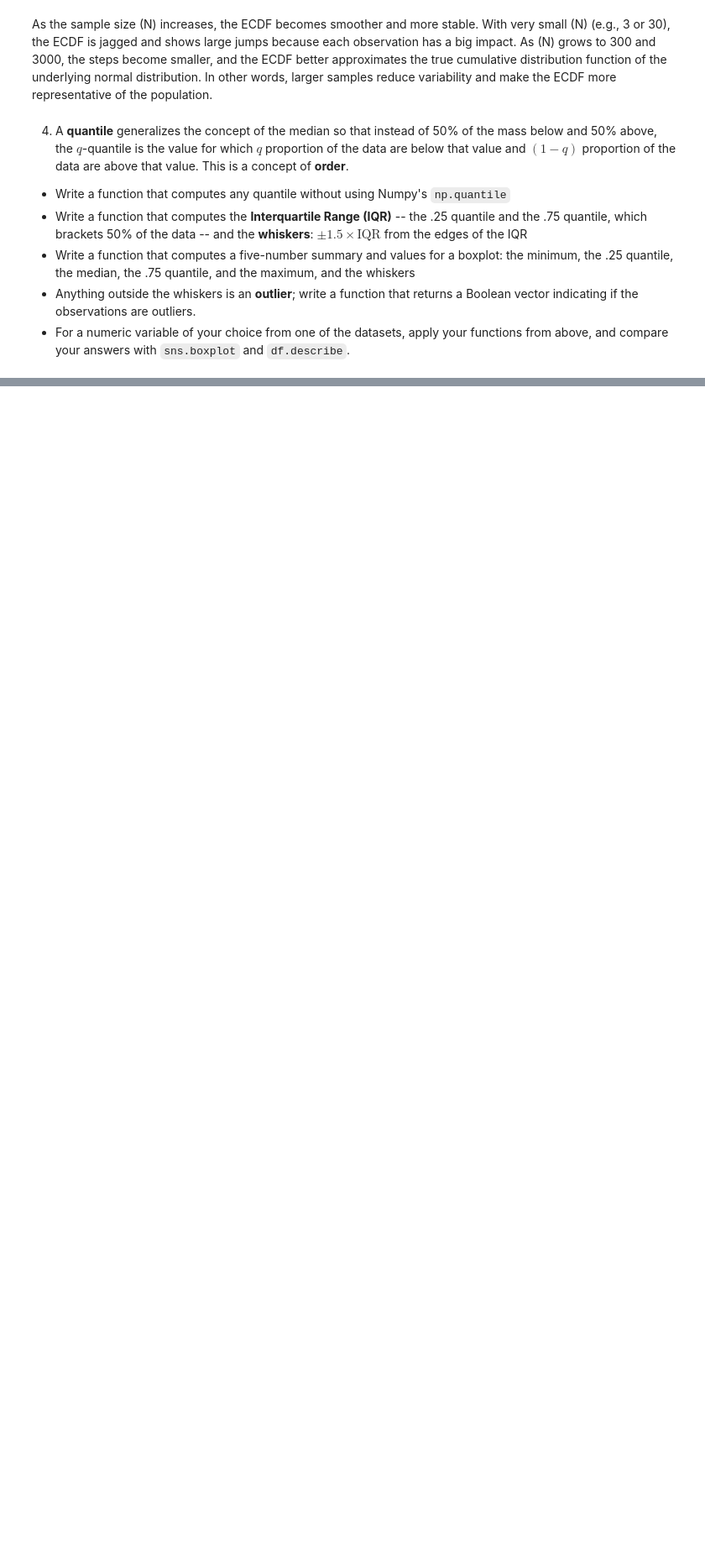
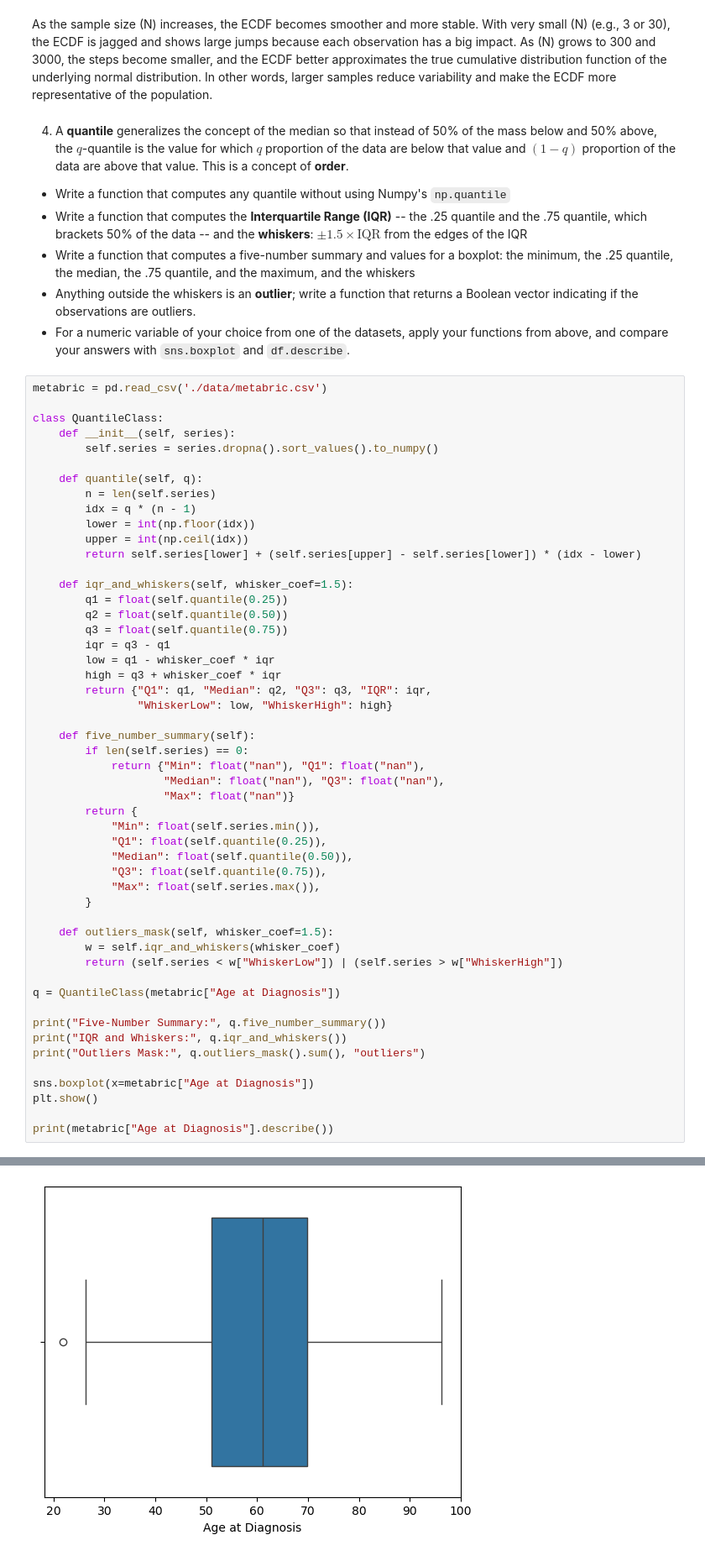
Before and after one commit to hooville101/DS_5030_Assignments, a Jupyter notebook: assignment_2-1.ipynb, the cells around one changed output, grey strips where cells are left out. Shown at 84% size. Cells and saved outputs as stored; diff of their text form; blank space fills up the shorter version.

```diff
--- a/assignment_2-1.ipynb
+++ b/assignment_2-1.ipynb
@@ -171,3 +172,55 @@ As the sample size \(N\) increases, the ECDF becomes smoother and more stable. W
 - Write a function that computes a five-number summary and values for a boxplot: the minimum, the .25 quantile, the median, the .75 quantile, and the maximum, and the whiskers
 - Anything outside the whiskers is an **outlier**; write a function that returns a Boolean vector indicating if the observations are outliers.
 - For a numeric variable of your choice from one of the datasets, apply your functions from above, and compare your answers with `sns.boxplot` and `df.describe`.
+# %%
+metabric = pd.read_csv('./data/metabric.csv')
+
+class QuantileClass:
+    def __init__(self, series):
+        self.series = series.dropna().sort_values().to_numpy()
+
+    def quantile(self, q):
+        n = len(self.series)
+        idx = q * (n - 1)
+        lower = int(np.floor(idx))
+        upper = int(np.ceil(idx))
+        return self.series[lower] + (self.series[upper] - self.series[lower]) * (idx - lower)
+
+    def iqr_and_whiskers(self, whisker_coef=1.5):
+        q1 = float(self.quantile(0.25))
+        q2 = float(self.quantile(0.50))
+        q3 = float(self.quantile(0.75))
+        iqr = q3 - q1
+        low = q1 - whisker_coef * iqr
+        high = q3 + whisker_coef * iqr
+        return {"Q1": q1, "Median": q2, "Q3": q3, "IQR": iqr,
+                "WhiskerLow": low, "WhiskerHigh": high}
+
+    def five_number_summary(self):
+        if len(self.series) == 0:
+            return {"Min": float("nan"), "Q1": float("nan"),
+                    "Median": float("nan"), "Q3": float("nan"),
+                    "Max": float("nan")}
+        return {
+            "Min": float(self.series.min()),
+            "Q1": float(self.quantile(0.25)),
+            "Median": float(self.quantile(0.50)),
+            "Q3": float(self.quantile(0.75)),
+            "Max": float(self.series.max()),
+        }
+
+    def outliers_mask(self, whisker_coef=1.5):
+        w = self.iqr_and_whiskers(whisker_coef)
+        return (self.series < w["WhiskerLow"]) | (self.series > w["WhiskerHigh"])
+
+q = QuantileClass(metabric["Age at Diagnosis"])
+
+print("Five-Number Summary:", q.five_number_summary())
+print("IQR and Whiskers:", q.iqr_and_whiskers())
+print("Outliers Mask:", q.outliers_mask().sum(), "outliers")
+
+sns.boxplot(x=metabric["Age at Diagnosis"])
+plt.show()
+
+print(metabric["Age at Diagnosis"].describe())
+# %% [output]
@@ -173,0 +230 @@ As the sample size \(N\) increases, the ECDF becomes smoother and more stable. W
+[figure, added]
```
Also changed, not shown: parts of 7 cells of this notebook.
